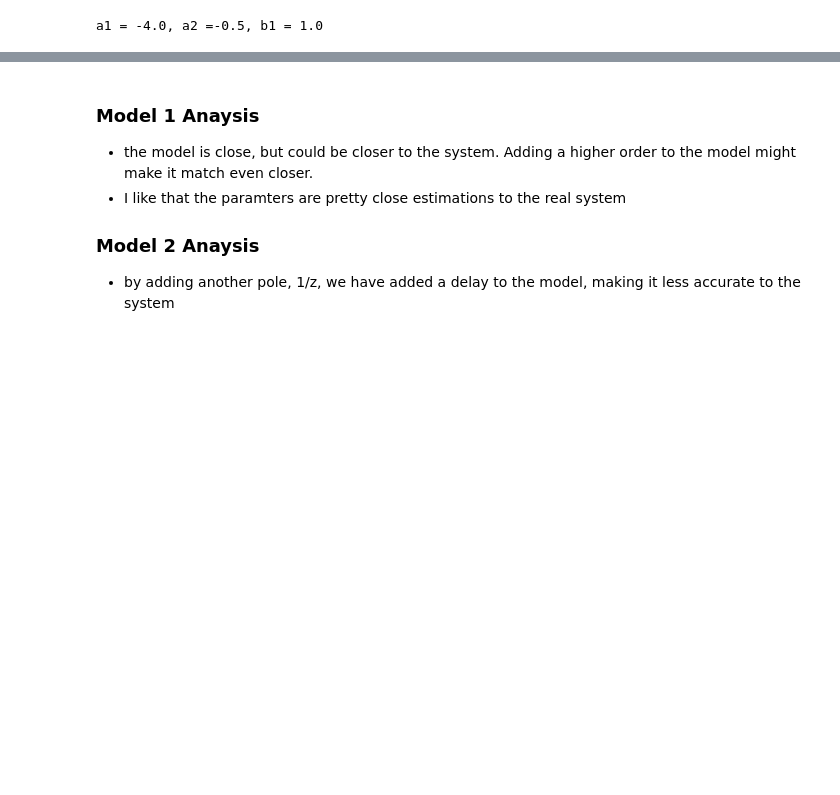
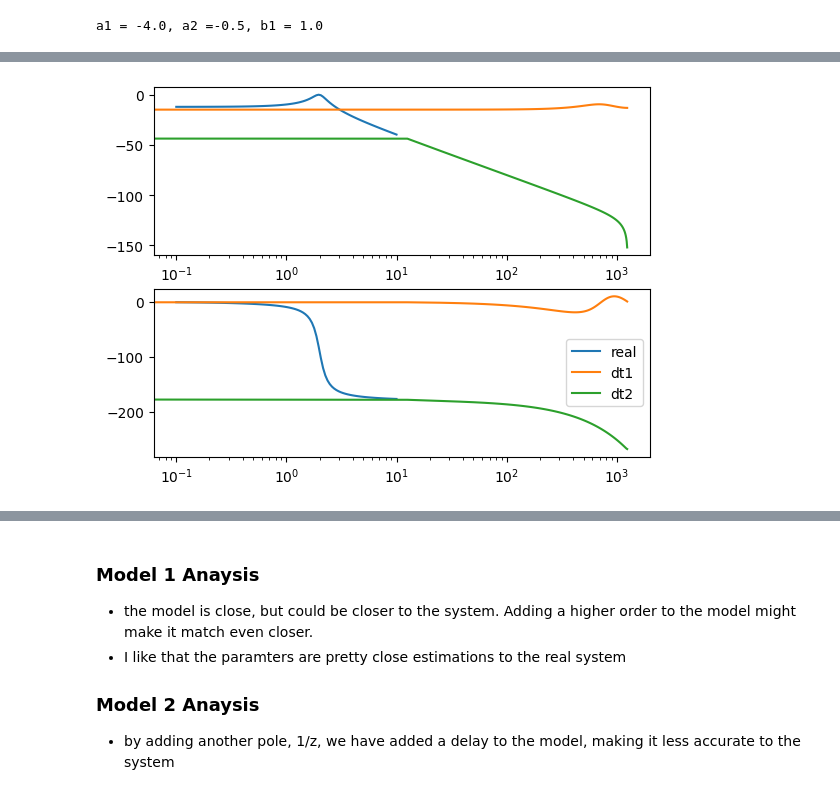
Before and after one commit to gibbsalex/my-demos, a Jupyter notebook: bike_suspension_sim/sig_id_proto.ipynb, the cells around one changed output, grey strips where cells are left out. Cells and saved outputs as stored; diff of their text form; code cells hidden in the pictures; blank space fills up the shorter version.

```diff
--- a/bike_suspension_sim/sig_id_proto.ipynb
+++ b/bike_suspension_sim/sig_id_proto.ipynb
@@ -78,0 +84,23 @@ plt.show()
+# %%
+num_real = 1
+den_real = [m, c, k]
+
+sys_real = TransferFunction(num_real, den_real)
+sys_d = TransferFunction(num_real, den_real, dt = 1/fs)
+sys_d2 = sys_real.to_discrete(dt=1/fs, method='zoh')
+
+w_r, mag_r, phase_r = signal.bode(sys_real)
+w_d, mag_d, phase_d = signal.dbode(sys_d)
+w_d2, mag_d2, phase_d2 = signal.dbode(sys_d2)
+
+plt.subplot(2,1,1)
+plt.semilogx(w_r, mag_r)    # Bode magnitude plot
+plt.semilogx(w_d, mag_d)
+plt.semilogx(w_d2, mag_d2)
+plt.subplot(2,1,2)
+plt.semilogx(w_r, phase_r)  # Bode phase plot
+plt.semilogx(w_d, phase_d)
+plt.semilogx(w_d2, phase_d2)
+plt.legend(['real', 'dt1', 'dt2'])
+plt.show()
+# %% [output]
@@ -78,0 +109 @@ plt.show()
+[figure, added]
```
Also changed, not shown: parts of 20 cells of this notebook, 2 other files.
